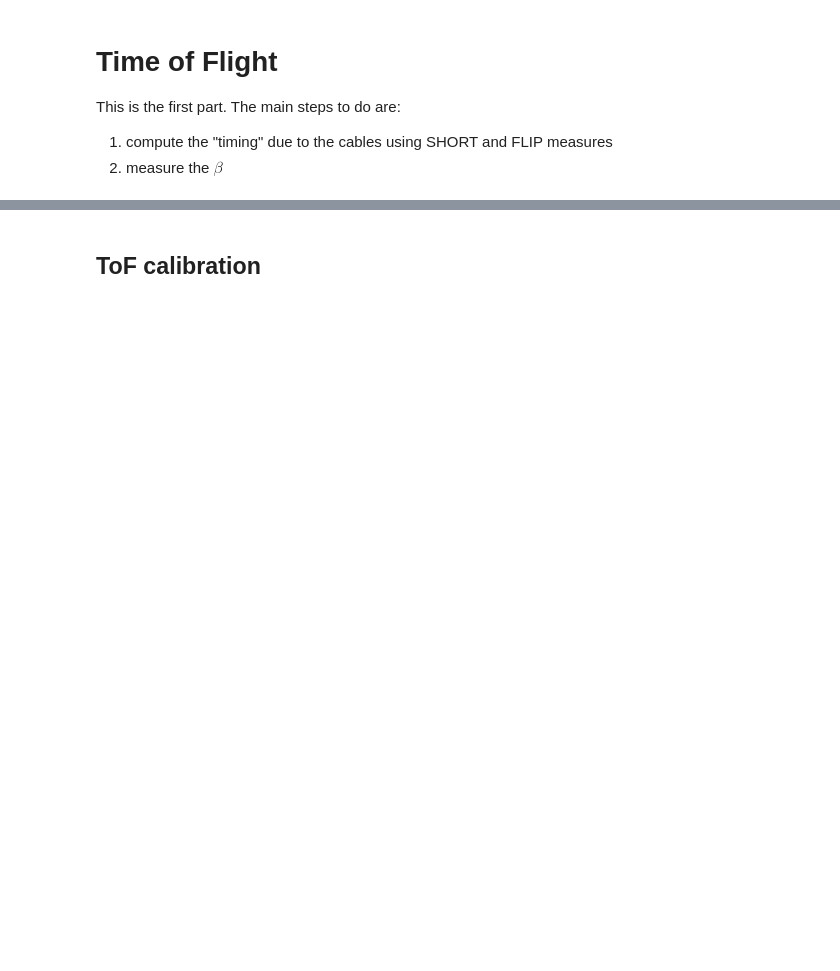
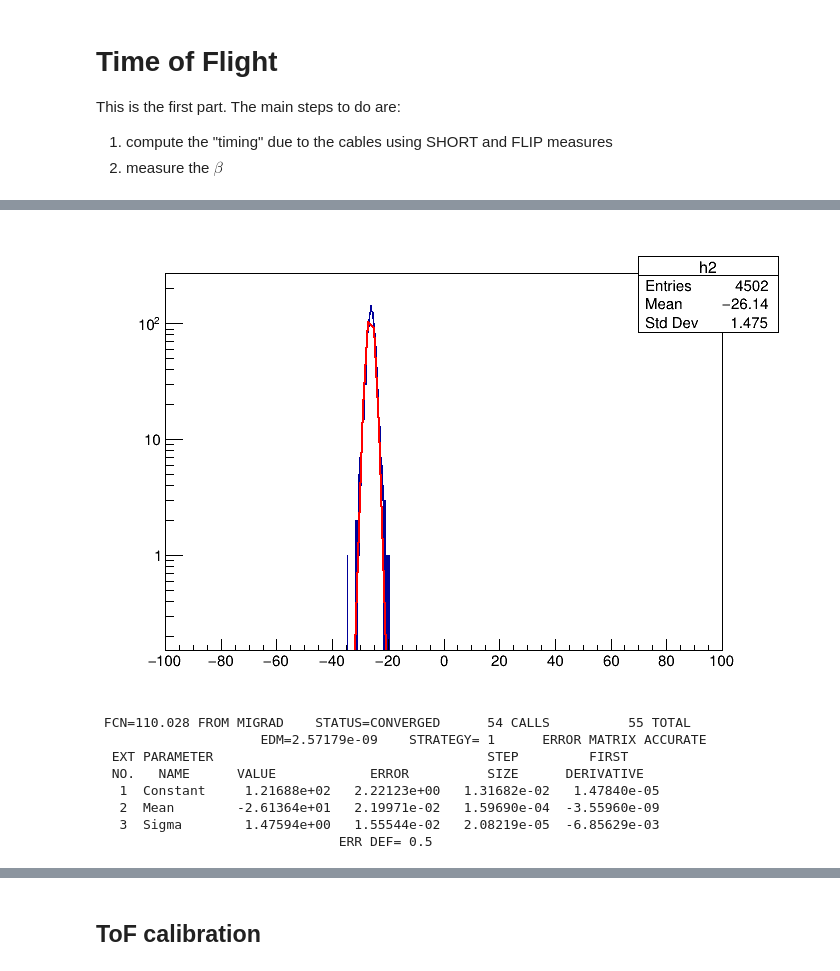
Before and after one commit to FabioBrugnara/Nuclear_Lab, a Jupyter notebook: exp_2/data_analisy.ipynb, the cells around one changed output, grey strips where cells are left out. Cells and saved outputs as stored; diff of their text form; code cells hidden in the pictures; blank space fills up the shorter version.

```diff
--- a/exp_2/data_analisy.ipynb
+++ b/exp_2/data_analisy.ipynb
@@ -8,0 +111,17 @@ This is the first part. The main steps to do are:
+# %%
+  TCanvas * c2 = new TCanvas();
+  TH1D* h2 = new TH1D("h2","",2000,-100,100);
+  SHORT->Draw("pad2.Time-pad0.Time>>h2","","colz");
+  h2->Fit("gaus","L");
+  gPad->SetLogy();
+  c2->Draw()
+# %% [output]
+[figure, added]
+ FCN=110.028 FROM MIGRAD    STATUS=CONVERGED      54 CALLS          55 TOTAL
+                     EDM=2.57179e-09    STRATEGY= 1      ERROR MATRIX ACCURATE
+  EXT PARAMETER                                   STEP         FIRST
+  NO.   NAME      VALUE            ERROR          SIZE      DERIVATIVE
+   1  Constant     1.21688e+02   2.22123e+00   1.31682e-02   1.47840e-05
+   2  Mean        -2.61364e+01   2.19971e-02   1.59690e-04  -3.55960e-09
+   3  Sigma        1.47594e+00   1.55544e-02   2.08219e-05  -6.85629e-03
+                               ERR DEF= 0.5
```
Also changed, not shown: parts of 30 cells of this notebook, 4 other files.
